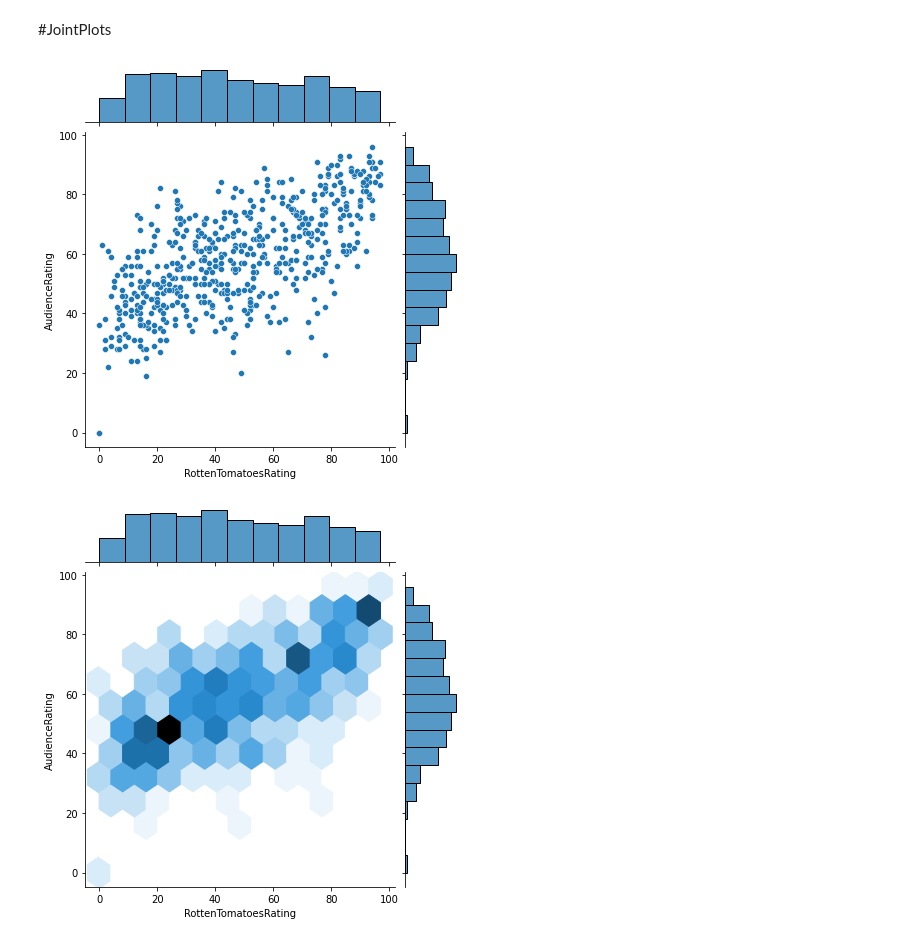
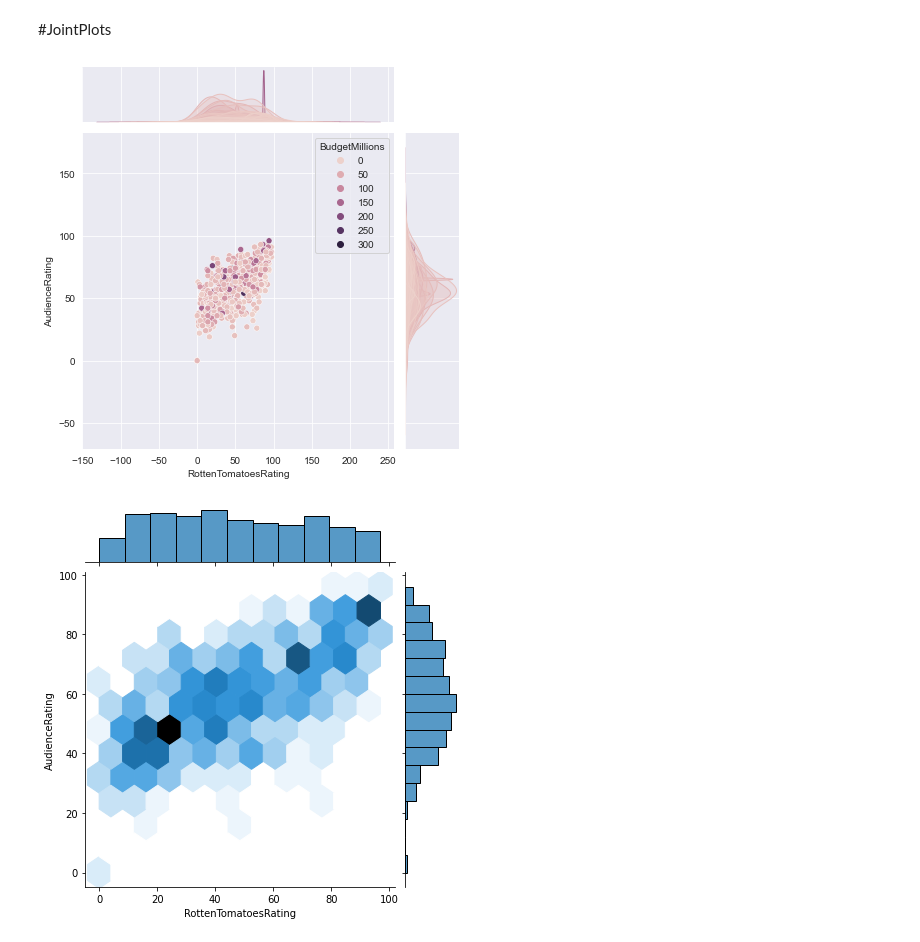
Before and after one commit to GiOvAnNa740/PythonNotebooks, a Jupyter notebook: Python_A_Z_For_Data_science/notes.ipynb, the cells around one changed output. Saved outputs shown, nothing was run; the diff lists cells and outputs as text; code cells hidden in the pictures.

```diff
--- a/Python_A_Z_For_Data_science/notes.ipynb
+++ b/Python_A_Z_For_Data_science/notes.ipynb
@@ -161,9 +161,9 @@ Categories (559, object): ['(500) Days of Summer ', '10,000 B.C.', '12 Rounds ',
 # %% [markdown]
 #JointPlots
 # %%
-jplot = sns.jointplot(data=movies, x='RottenTomatoesRating', y='AudienceRating')
+jplot = sns.jointplot(data=movies, x='RottenTomatoesRating', y='AudienceRating',hue='BudgetMillions')
 # %% [output]
-[figure, old version]
+[figure, new version]
 # %%
 #changing the data plot type
 
```
Also changed, not shown: parts of 28 cells of this notebook.
